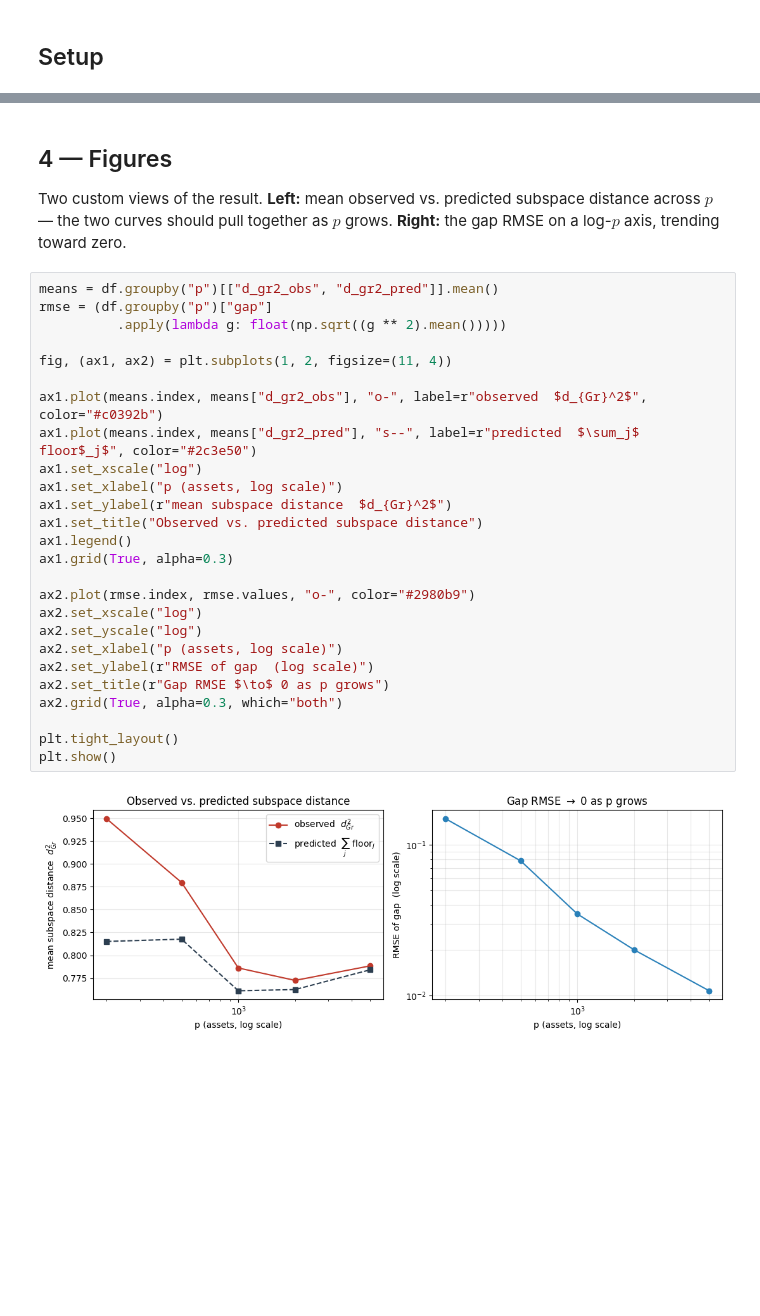
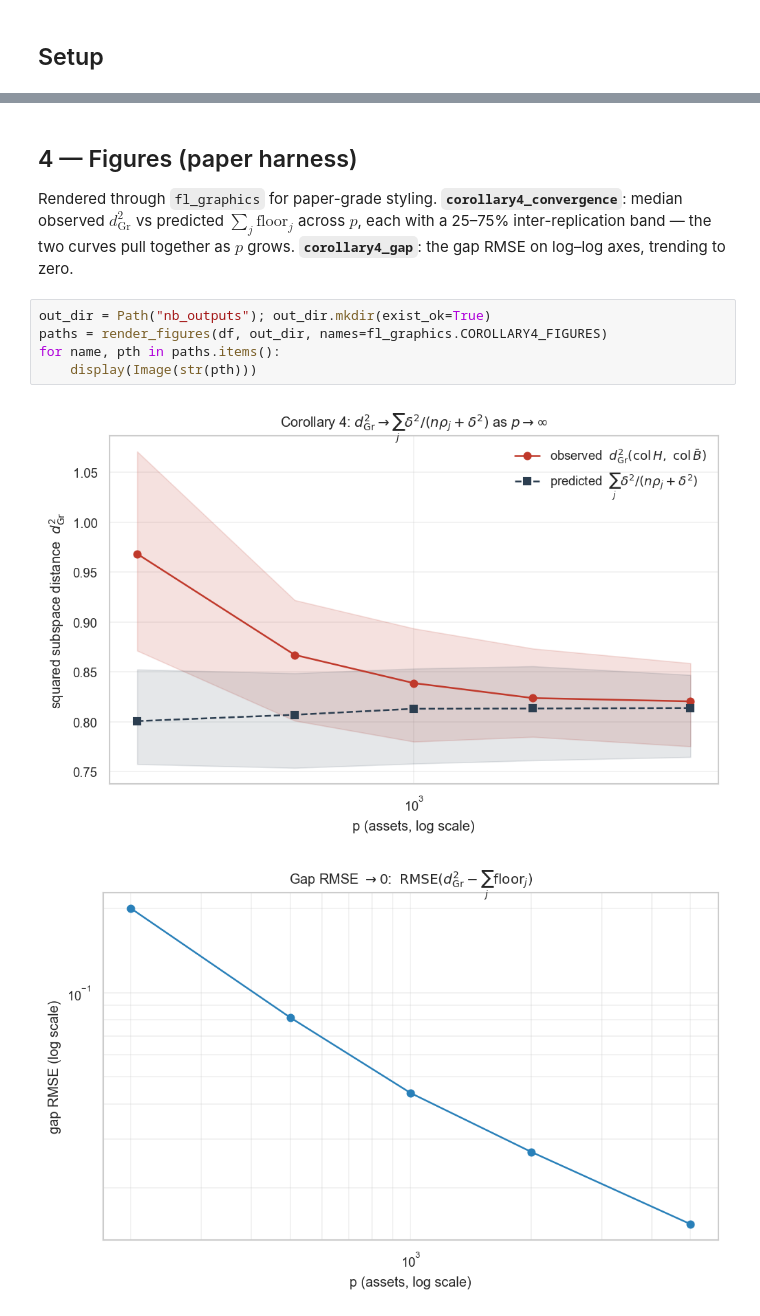
Before and after one commit to nlgac/factor_lab, a Jupyter notebook: corollary4_walkthrough.ipynb, the cells around one changed output, grey strips where cells are left out. Saved outputs shown, nothing was run; the diff lists cells and outputs as text; blank space fills up the shorter version.

```diff
--- a/corollary4_walkthrough.ipynb
+++ b/corollary4_walkthrough.ipynb
@@ -120,35 +119,16 @@ n
 # %% [markdown]
-## 4 — Figures
+## 4 — Figures (paper harness)
 
-Two custom views of the result. **Left:** mean observed vs. predicted subspace
-distance across $p$ — the two curves should pull together as $p$ grows. **Right:**
-the gap RMSE on a log-$p$ axis, trending toward zero.
+Rendered through `fl_graphics` for paper-grade styling. **`corollary4_convergence`**:
+median observed $d_{\mathrm{Gr}}^2$ vs predicted $\sum_j \text{floor}_j$ across $p$, each
+with a 25–75% inter-replication band — the two curves pull together as $p$ grows.
+**`corollary4_gap`**: the gap RMSE on log–log axes, trending to zero.
-# %%
-means = df.groupby("p")[["d_gr2_obs", "d_gr2_pred"]].mean()
-rmse = (df.groupby("p")["gap"]
-          .apply(lambda g: float(np.sqrt((g ** 2).mean()))))
-
-fig, (ax1, ax2) = plt.subplots(1, 2, figsize=(11, 4))
-
-ax1.plot(means.index, means["d_gr2_obs"], "o-", label=r"observed  $d_{Gr}^2$", color="#c0392b")
-ax1.plot(means.index, means["d_gr2_pred"], "s--", label=r"predicted  $\sum_j$ floor$_j$", color="#2c3e50")
-ax1.set_xscale("log")
-ax1.set_xlabel("p (assets, log scale)")
-ax1.set_ylabel(r"mean subspace distance  $d_{Gr}^2$")
-ax1.set_title("Observed vs. predicted subspace distance")
-ax1.legend()
-ax1.grid(True, alpha=0.3)
-
-ax2.plot(rmse.index, rmse.values, "o-", color="#2980b9")
-ax2.set_xscale("log")
-ax2.set_yscale("log")
-ax2.set_xlabel("p (assets, log scale)")
-ax2.set_ylabel(r"RMSE of gap  (log scale)")
-ax2.set_title(r"Gap RMSE $\to$ 0 as p grows")
-ax2.grid(True, alpha=0.3, which="both")
-
-plt.tight_layout()
-plt.show()
-# %% [output]
-[figure, removed]
+# %%
+out_dir = Path("nb_outputs"); out_dir.mkdir(exist_ok=True)
+paths = render_figures(df, out_dir, names=fl_graphics.COROLLARY4_FIGURES)
+for name, pth in paths.items():
+    display(Image(str(pth)))
+# %% [output]
+[figure, added]
+[figure, added]
 # %% [markdown]
```
Also changed, not shown: parts of 11 cells of this notebook, 3 other files.
